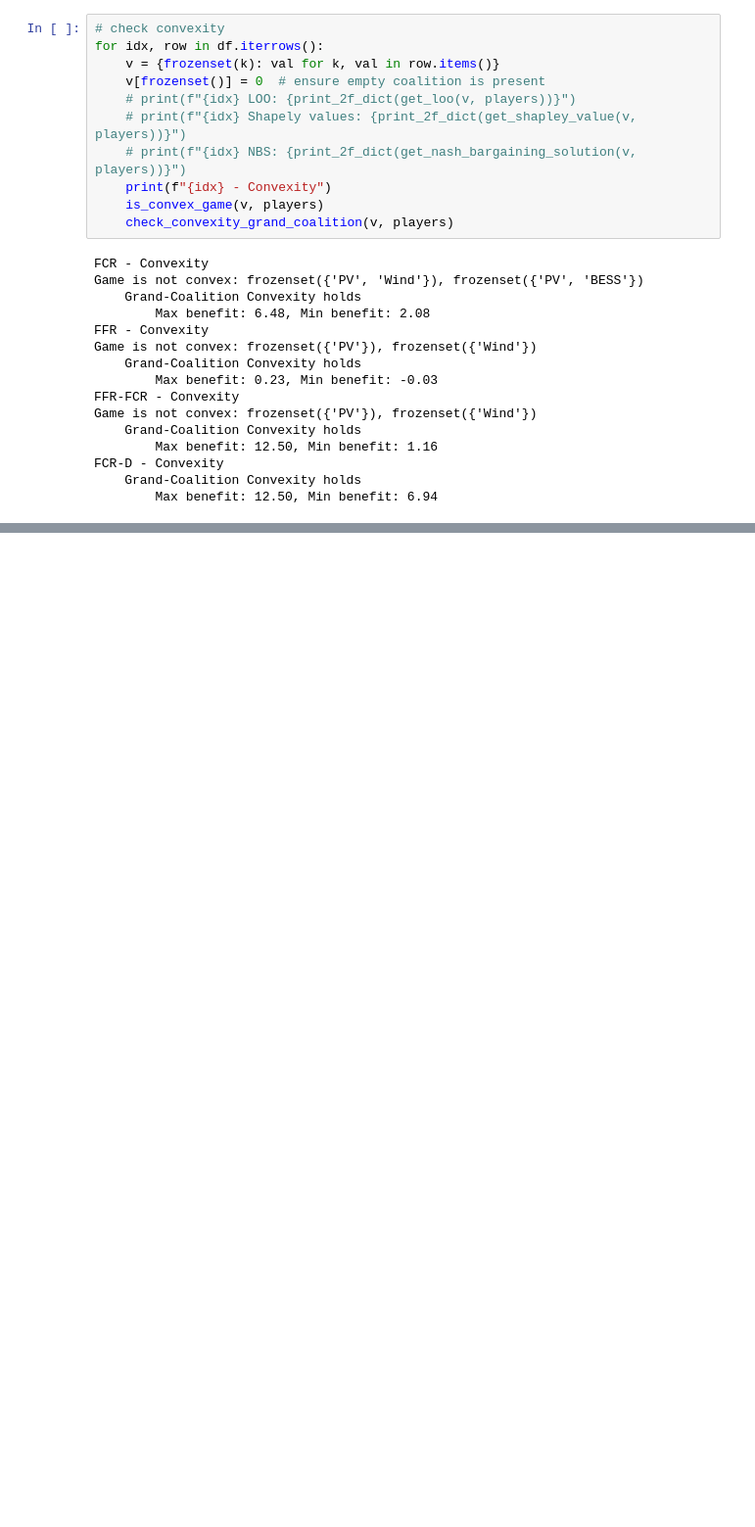
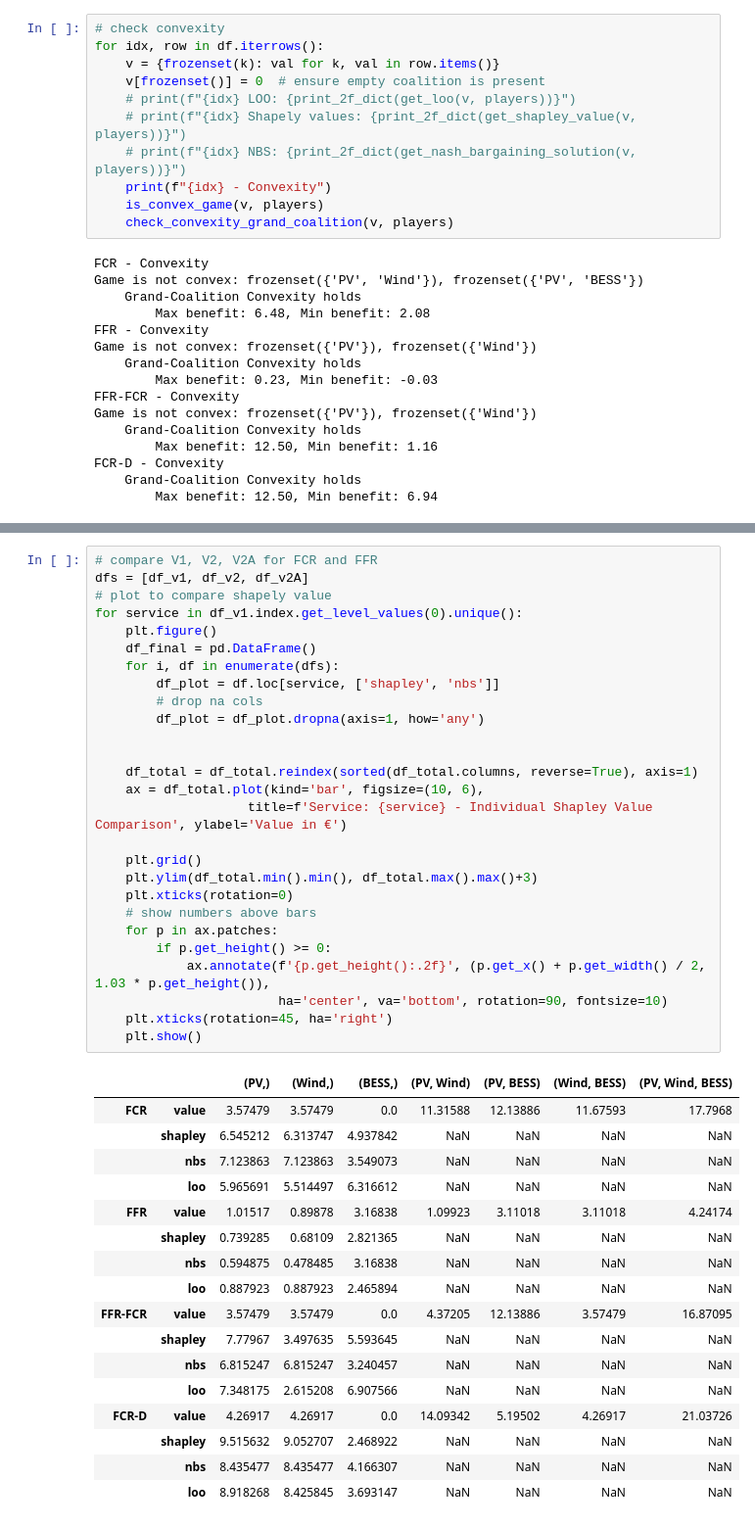
Before and after one commit to cvonholly/dvpp_reward_mechanism, a Jupyter notebook: visualize.ipynb, the cells around one changed output, grey strips where cells are left out. Shown at 98% size. Drawn from its saved outputs; the diff is of its cells as text; blank space fills up the shorter version.

```diff
--- a/visualize.ipynb
+++ b/visualize.ipynb
@@ -853,0 +646,45 @@ visualize_value_results(df_new, df_newstat)
+# %%
+# compare V1, V2, V2A for FCR and FFR
+dfs = [df_v1, df_v2, df_v2A]
+# plot to compare shapely value
+for service in df_v1.index.get_level_values(0).unique():
+    plt.figure()
+    df_final = pd.DataFrame()
+    for i, df in enumerate(dfs):
+        df_plot = df.loc[service, ['shapley', 'nbs']]
+        # drop na cols
+        df_plot = df_plot.dropna(axis=1, how='any')
+
+
+    df_total = df_total.reindex(sorted(df_total.columns, reverse=True), axis=1)
+    ax = df_total.plot(kind='bar', figsize=(10, 6),
+                    title=f'Service: {service} - Individual Shapley Value Comparison', ylabel='Value in €')
+
+    plt.grid()
+    plt.ylim(df_total.min().min(), df_total.max().max()+3)
+    plt.xticks(rotation=0)
+    # show numbers above bars
+    for p in ax.patches:
+        if p.get_height() >= 0:
+            ax.annotate(f'{p.get_height():.2f}', (p.get_x() + p.get_width() / 2, 1.03 * p.get_height()),
+                        ha='center', va='bottom', rotation=90, fontsize=10)
+    plt.xticks(rotation=45, ha='right')
+    plt.show()
+# %% [output]
+|  |  | (PV,) | (Wind,) | (BESS,) | (PV, Wind) | (PV, BESS) | (Wind, BESS) | (PV, Wind, BESS) |
+| FCR | value | 3.57479 | 3.57479 | 0.0 | 11.31588 | 12.13886 | 11.67593 | 17.7968 |
+|  | shapley | 6.545212 | 6.313747 | 4.937842 | NaN | NaN | NaN | NaN |
+|  | nbs | 7.123863 | 7.123863 | 3.549073 | NaN | NaN | NaN | NaN |
+|  | loo | 5.965691 | 5.514497 | 6.316612 | NaN | NaN | NaN | NaN |
+| FFR | value | 1.01517 | 0.89878 | 3.16838 | 1.09923 | 3.11018 | 3.11018 | 4.24174 |
+|  | shapley | 0.739285 | 0.68109 | 2.821365 | NaN | NaN | NaN | NaN |
+|  | nbs | 0.594875 | 0.478485 | 3.16838 | NaN | NaN | NaN | NaN |
+|  | loo | 0.887923 | 0.887923 | 2.465894 | NaN | NaN | NaN | NaN |
+| FFR-FCR | value | 3.57479 | 3.57479 | 0.0 | 4.37205 | 12.13886 | 3.57479 | 16.87095 |
+|  | shapley | 7.77967 | 3.497635 | 5.593645 | NaN | NaN | NaN | NaN |
+|  | nbs | 6.815247 | 6.815247 | 3.240457 | NaN | NaN | NaN | NaN |
+|  | loo | 7.348175 | 2.615208 | 6.907566 | NaN | NaN | NaN | NaN |
+| FCR-D | value | 4.26917 | 4.26917 | 0.0 | 14.09342 | 5.19502 | 4.26917 | 21.03726 |
+|  | shapley | 9.515632 | 9.052707 | 2.468922 | NaN | NaN | NaN | NaN |
+|  | nbs | 8.435477 | 8.435477 | 4.166307 | NaN | NaN | NaN | NaN |
+|  | loo | 8.918268 | 8.425845 | 3.693147 | NaN | NaN | NaN | NaN |
```
Also changed, not shown: parts of 29 cells of this notebook, 3 other files.
